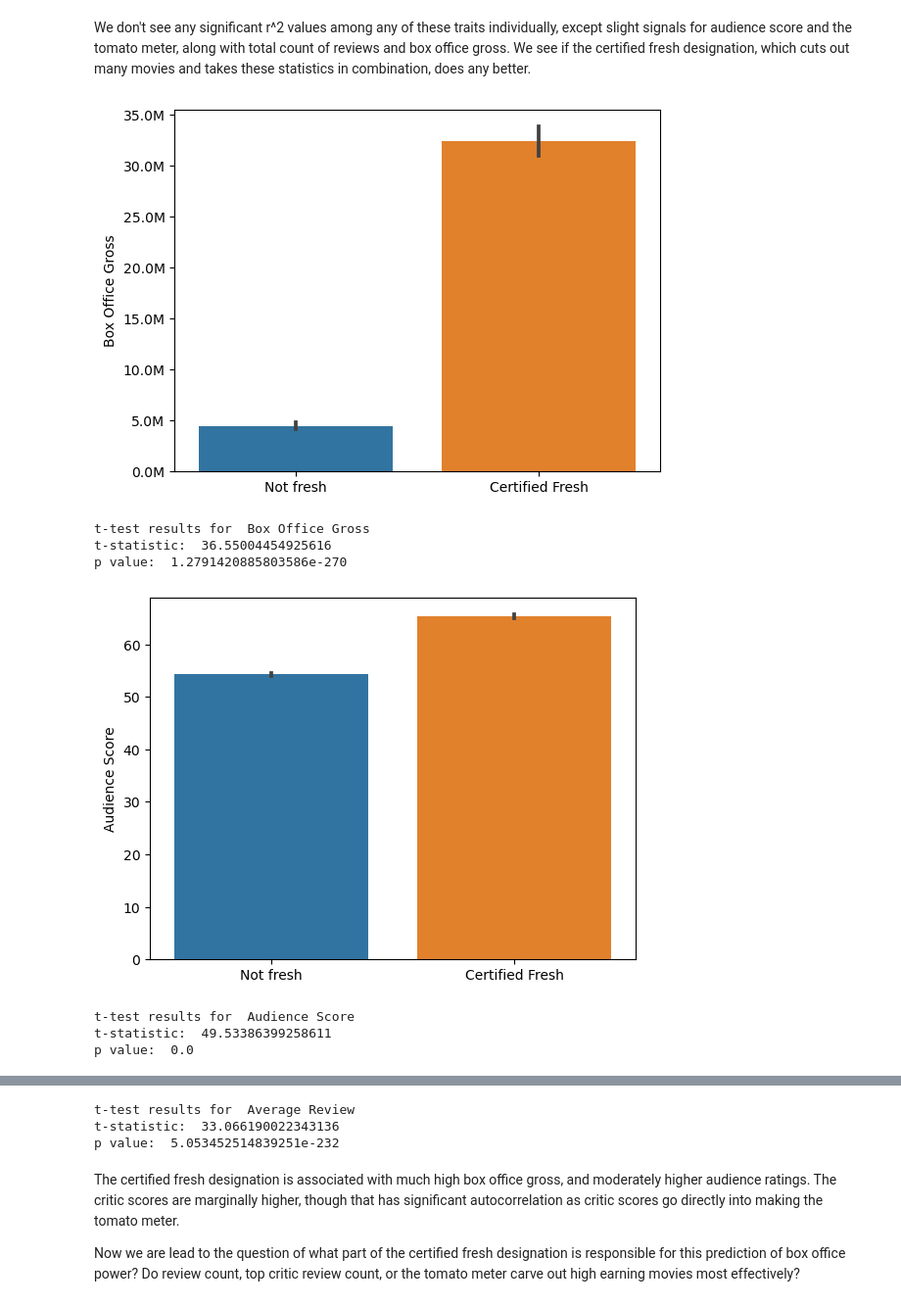
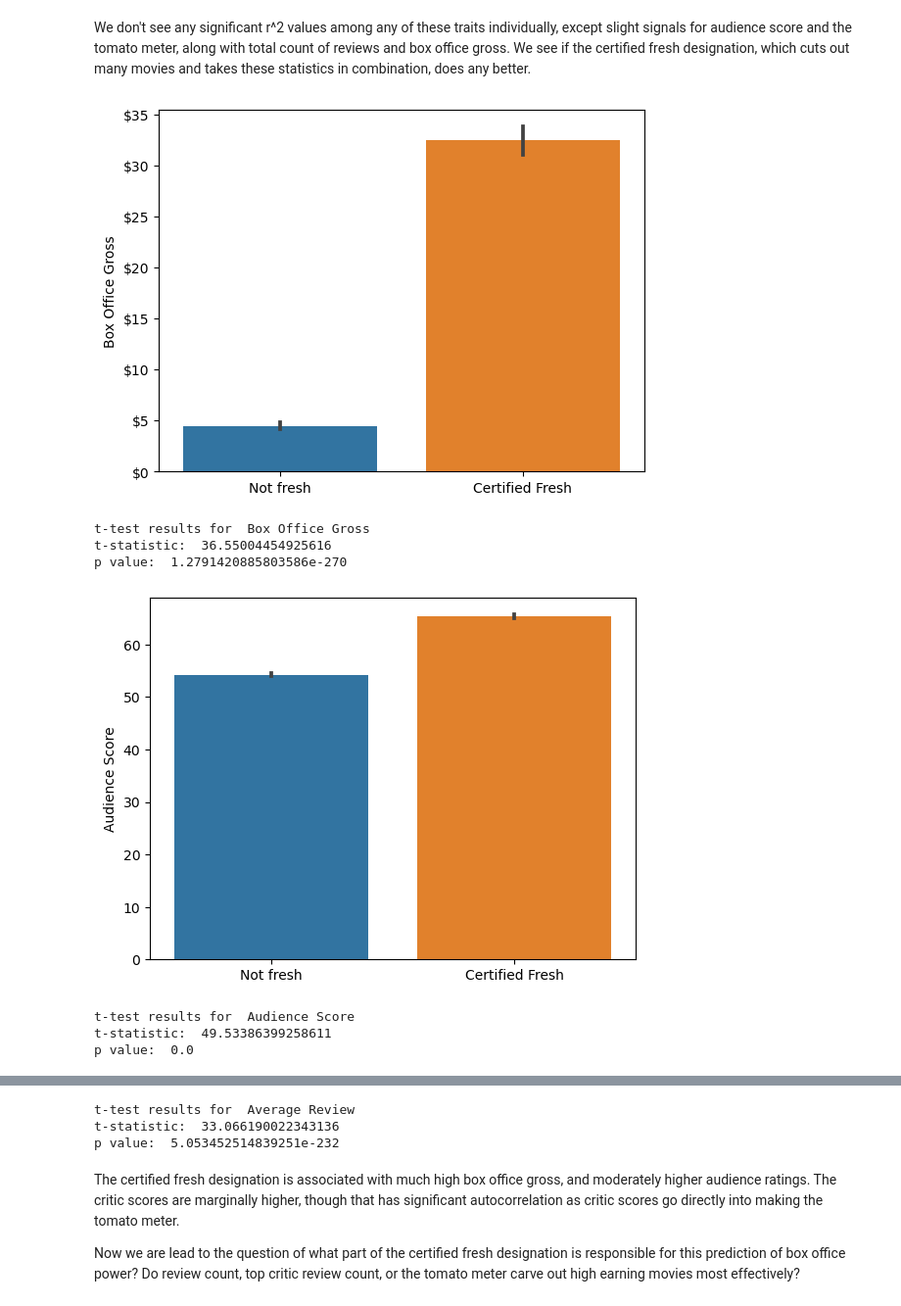
Before and after one commit to adamkapilow/Review_Aggregators, a Jupyter notebook: Capstone_2.ipynb, the cells around one changed output, grey strips where cells are left out. Shown at 98% size. Saved outputs shown, nothing was run; the diff lists cells and outputs as text; code cells hidden in the pictures.

```diff
--- a/Capstone_2.ipynb
+++ b/Capstone_2.ipynb
@@ -19,8 +21,10 @@ Rotten Tomatoes data sourced from https://www.kaggle.com/datasets/andrezaza/clap
 # %%
 #Importing movie, and review tables
 
-rotten_tomatoes_movies = pd.read_csv('rotten_tomatoes_movies.csv')
-rotten_tomatoes_reviews = pd.read_csv('rotten_tomatoes_movie_reviews.csv')
+movie_table_url = 'https://media.githubusercontent.com/media/adamkapilow/Review_Aggregators/main/rotten_tomatoes_movies.csv?raw=true'
+review_table_url = 'https://media.githubusercontent.com/media/adamkapilow/Review_Aggregators/main/rotten_tomatoes_movie_reviews.csv?raw=true'
+rotten_tomatoes_movies = pd.read_csv(movie_table_url)
+rotten_tomatoes_reviews = pd.read_csv(review_table_url)
 
 print(rotten_tomatoes_movies.info())
 # %% [output]
@@ -235,32 +225,30 @@ movies_with_review_counts_and_scores = movies_with_review_counts.merge(scores_by
 # %%
 fresh_variables = ['boxOfficeGross', 'audienceScore','avgReviews']
 nice_names = ['Box Office Gross', 'Audience Score', 'Average Review']
 
 for index, variable in enumerate(fresh_variables):
     source_table = movies_with_review_counts
     if 'Reviews' in variable:
         source_table = movies_with_review_counts_and_scores
     fresh_movies = source_table[source_table['certifiedFresh']]
     not_fresh_movies = source_table[~source_table['certifiedFresh']]
 
     fig, ax = plt.subplots()
     sns.barplot(data=source_table, x='certifiedFresh', y=variable, ax=ax)
     ax.set_xticklabels(['Not fresh', 'Certified Fresh'])
     ax.set_xlabel('')
     ax.set_ylabel(nice_names[index])
     if variable == 'boxOfficeGross':
-        y_ticks = ax.get_yticks()/(10**6)
-        y_tick_labels = ['{:.1f}M'.format(tick) for tick in y_ticks]
-        ax.set_yticklabels(y_tick_labels)
+       ax.yaxis.set_major_formatter(matplotlib.ticker.FuncFormatter(lambda x, pos : '${:.0f}'.format(x/(10**6))))
     plt.show()
 
 
     print('t-test results for ', nice_names[index])
     t_test = scipy.stats.ttest_ind(fresh_movies[variable], not_fresh_movies[variable], equal_var=False, nan_policy='omit')
     print('t-statistic: ', t_test.statistic)
     print('p value: ', t_test.pvalue)
 # %% [output]
-[figure, old version]
+[figure, new version]
 t-test results for  Box Office Gross
 t-statistic:  36.55004454925616
 p value:  1.2791420885803586e-270
```
Also changed, not shown: parts of 9 cells of this notebook.
